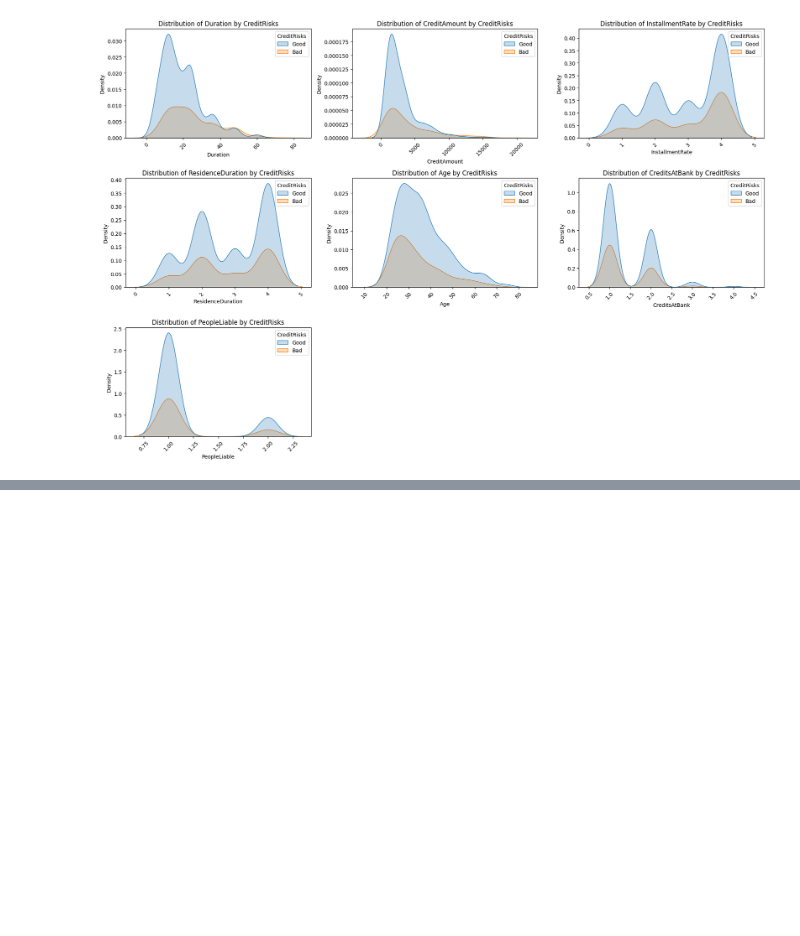
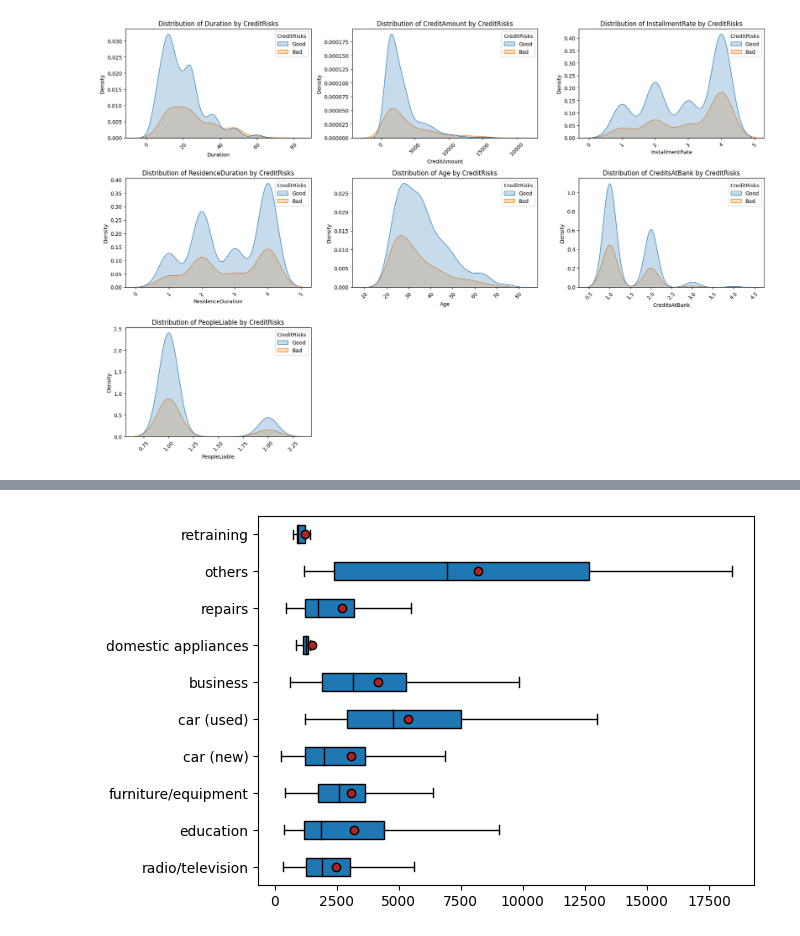
Before and after one commit to zahrabihlal/CreditScoringModel, a Jupyter notebook: credit-scoring-german-data.ipynb, the cells around one changed output, grey strips where cells are left out. Drawn from its saved outputs; the diff is of its cells as text; code cells hidden in the pictures; blank space fills up the shorter version.

```diff
--- a/credit-scoring-german-data.ipynb
+++ b/credit-scoring-german-data.ipynb
@@ -416,0 +445,13 @@ plt.show()
+# %%
+modalites = df_viz["Purpose"].unique()
+groupes = []
+for m in modalites:
+    groupes.append(df_viz[df_viz["Purpose"]==m]["CreditAmount"])
+medianprops = {'color':'black'}
+meanprops = {'marker':'o','markeredgecolor':'black',
+            'markerfacecolor':'firebrick'}
+plt.boxplot(groupes, labels = modalites, showfliers = False, medianprops = medianprops,
+           vert = False, patch_artist=True, showmeans = True, meanprops=meanprops)
+plt.show()
+# %% [output]
+[figure, added]
```
Also changed, not shown: parts of 6 cells of this notebook.
